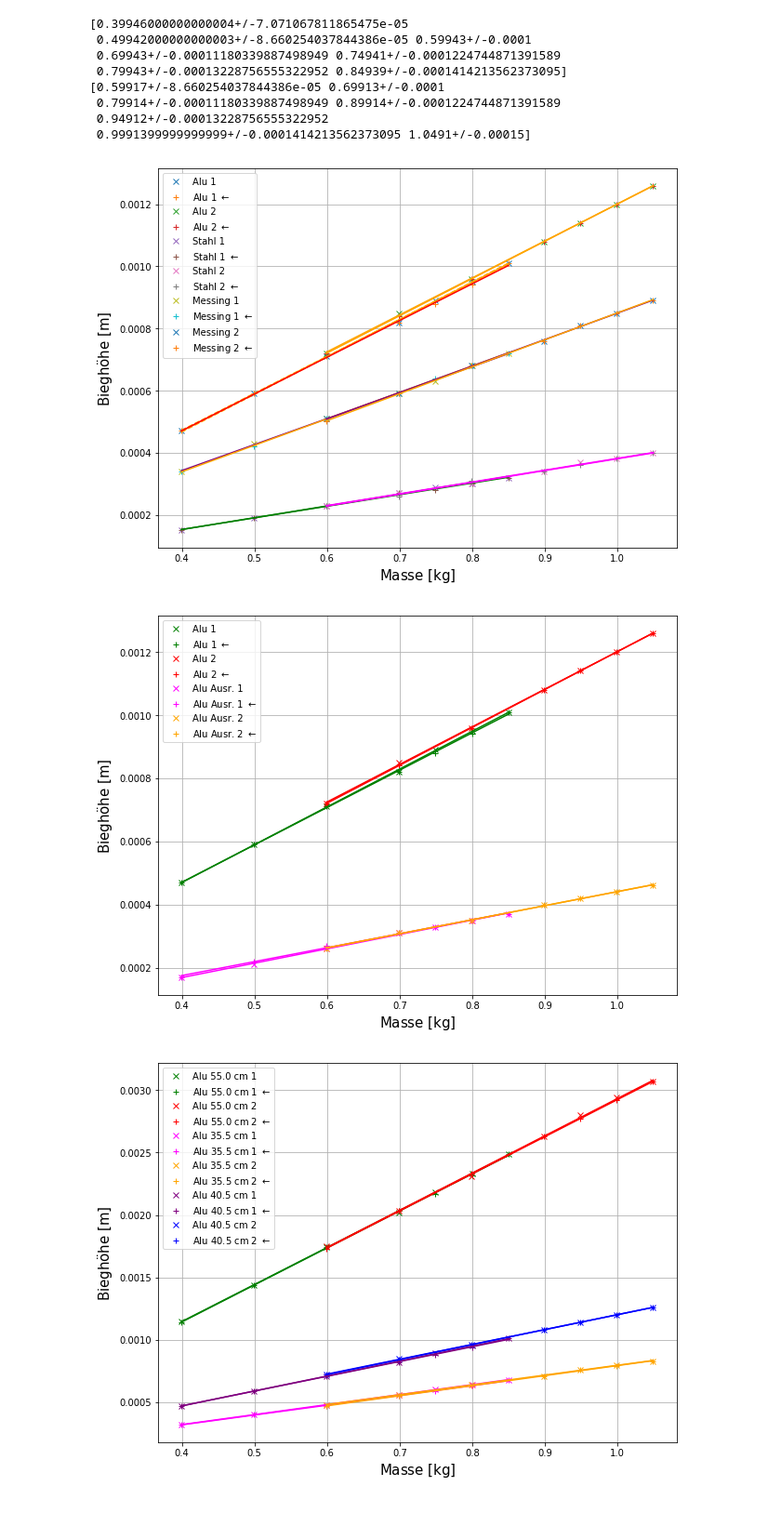
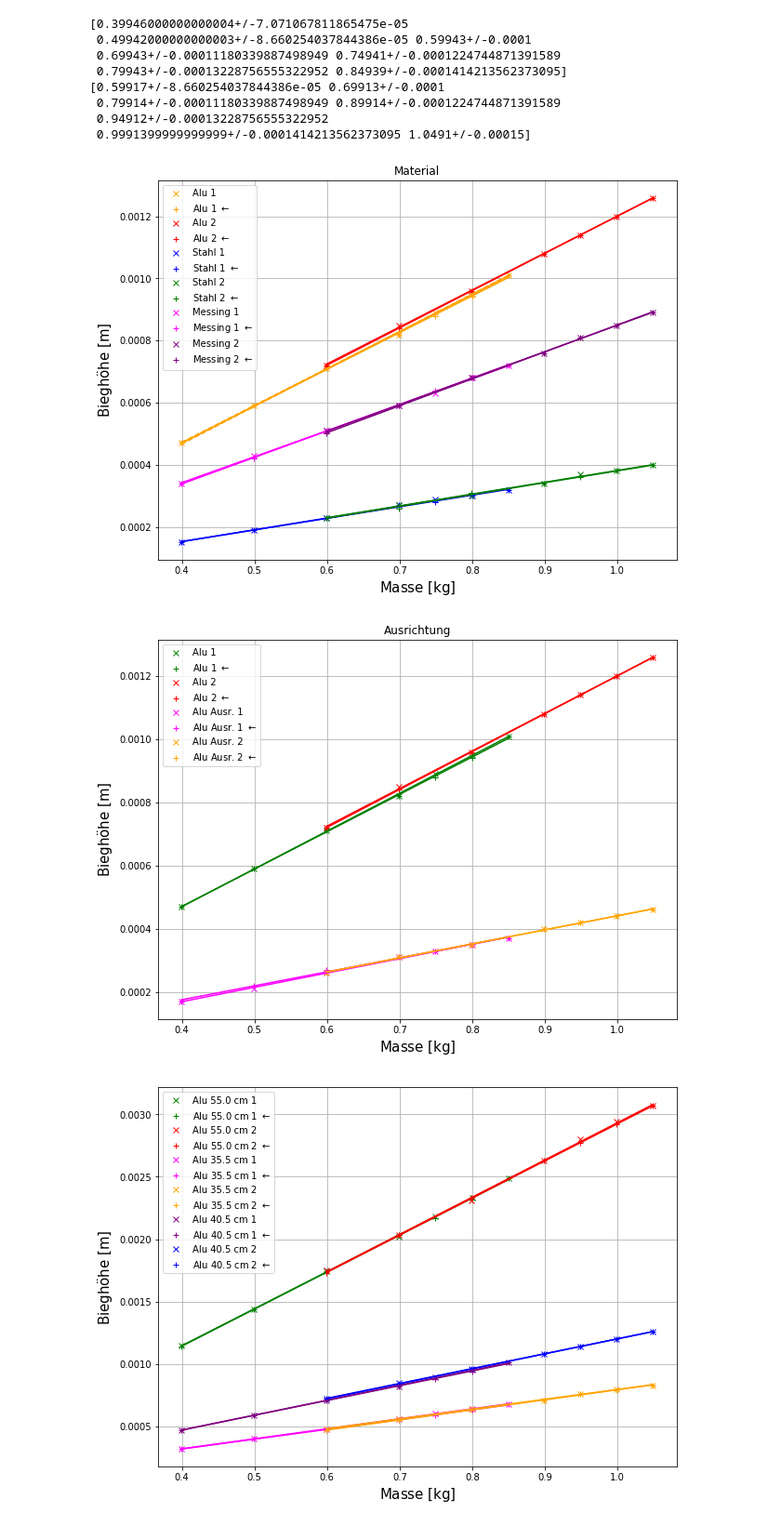
Before and after one commit to BigThonkers/APAP1, a Jupyter notebook: 8_6/Python_8_6.ipynb, the cells around one changed output. Shown at 93% size. Saved outputs shown, nothing was run; the diff lists cells and outputs as text; code cells hidden in the pictures.

```diff
--- a/8_6/Python_8_6.ipynb
+++ b/8_6/Python_8_6.ipynb
@@ -156,18 +155,18 @@ yuarr14=unp.uarray(br.Rueckwaerts_1/1000,ud)
 yuarr15=unp.uarray(br.Bieghoehe_2/1000,ud)
 yuarr16=unp.uarray(br.Rueckwaerts_2/1000,ud)
 # %%
-plt.plot(unp.nominal_values(xuarr2),unp.nominal_values(yuarr5),'x',label='Alu 1')
-plt.plot(unp.nominal_values(xuarr2),unp.nominal_values(yuarr6),'+',label=r'Alu 1 $\leftarrow$')
-plt.plot(unp.nominal_values(xuarr3),unp.nominal_values(yuarr7),'x',label='Alu 2')
-plt.plot(unp.nominal_values(xuarr3),unp.nominal_values(yuarr8),'+',label=r'Alu 2 $\leftarrow$')
-plt.plot(unp.nominal_values(xuarr2),unp.nominal_values(yuarr9),'x',label='Stahl 1')
-plt.plot(unp.nominal_values(xuarr2),unp.nominal_values(yuarr10),'+',label=r'Stahl 1 $\leftarrow$')
-plt.plot(unp.nominal_values(xuarr3),unp.nominal_values(yuarr11),'x',label='Stahl 2')
-plt.plot(unp.nominal_values(xuarr3),unp.nominal_values(yuarr12),'+',label=r'Stahl 2 $\leftarrow$')
-plt.plot(unp.nominal_values(xuarr2),unp.nominal_values(yuarr13),'x',label='Messing 1')
-plt.plot(unp.nominal_values(xuarr2),unp.nominal_values(yuarr14),'+',label=r'Messing 1 $\leftarrow$')
-plt.plot(unp.nominal_values(xuarr3),unp.nominal_values(yuarr15),'x',label='Messing 2')
-plt.plot(unp.nominal_values(xuarr3),unp.nominal_values(yuarr16),'+',label=r'Messing 2 $\leftarrow$')
+plt.plot(unp.nominal_values(xuarr2),unp.nominal_values(yuarr5),'x',label='Alu 1',color='orange')
+plt.plot(unp.nominal_values(xuarr2),unp.nominal_values(yuarr6),'+',label=r'Alu 1 $\leftarrow$',color='orange')
+plt.plot(unp.nominal_values(xuarr3),unp.nominal_values(yuarr7),'x',label='Alu 2',color='red')
+plt.plot(unp.nominal_values(xuarr3),unp.nominal_values(yuarr8),'+',label=r'Alu 2 $\leftarrow$',color='red')
+plt.plot(unp.nominal_values(xuarr2),unp.nominal_values(yuarr9),'x',label='Stahl 1',color='blue')
+plt.plot(unp.nominal_values(xuarr2),unp.nominal_values(yuarr10),'+',label=r'Stahl 1 $\leftarrow$',color='blue')
+plt.plot(unp.nominal_values(xuarr3),unp.nominal_values(yuarr11),'x',label='Stahl 2',color='green')
+plt.plot(unp.nominal_values(xuarr3),unp.nominal_values(yuarr12),'+',label=r'Stahl 2 $\leftarrow$',color='green')
+plt.plot(unp.nominal_values(xuarr2),unp.nominal_values(yuarr13),'x',label='Messing 1',color='magenta')
+plt.plot(unp.nominal_values(xuarr2),unp.nominal_values(yuarr14),'+',label=r'Messing 1 $\leftarrow$',color='magenta')
+plt.plot(unp.nominal_values(xuarr3),unp.nominal_values(yuarr15),'x',label='Messing 2',color='purple')
+plt.plot(unp.nominal_values(xuarr3),unp.nominal_values(yuarr16),'+',label=r'Messing 2 $\leftarrow$',color='purple')
 #Polynom
 def fitfunc(x,a,b):
     return a*x+b
@@ -194,44 +193,45 @@ def linreg(xfit,xarr,yarr,markeraus='-',grenz=0,markergrenz='--',color='orange',
         from uncertainties import unumpy as unp
         xfit=np.linspace(unp.nominal_values(xarr)[first],unp.nominal_values(xarr)[last],xnum)
         popt,pcov=curve_fit(fitfunc,unp.nominal_values(xarr)[xfitrestrictl:xfitrestrictr],unp.nominal_values(yarr)[yfitrestrictl:yfitrestrictr])
     else:
         xfit=np.linspace(xarr[first],xarr[last],xnum)
         popt,pcov=curve_fit(fitfunc,xarr[xfitrestrict:xfitrestrictr],yarr[yfitrestrictl:yfitrestrictr])
     a,b=popt
     fit=a*xfit+b
     c=np.sqrt(np.diag(pcov))[0]
     d=np.sqrt(np.diag(pcov))[1]
     dfit1=(a+c)*(xfit)+(b-d)
     dfit2=(a-c)*(xfit)+(b+d)
     plt.plot(xfit,fit,markeraus,color=color,label=labelaus)
     if grenz==1:
         plt.plot(xfit,dfit1,markergrenz,color=color,label=labelgrenz)
         plt.plot(xfit,dfit2,markergrenz,color=color,label=labelgrenz)
     return
 
-linreg(xfit,xuarr2,yuarr6,color='red',labelaus=None,unumpy=True)
-linreg(xfit,xuarr3,yuarr7,labelaus=None,unumpy=True)
-linreg(xfit,xuarr3,yuarr8,labelaus=None,unumpy=True)
-linreg(xfit,xuarr2,yuarr9,labelaus=None,color='green',unumpy=True)
-linreg(xfit,xuarr2,yuarr10,labelaus=None,color='green',unumpy=True)
-linreg(xfit,xuarr3,yuarr11,labelaus=None,color='magenta',unumpy=True)
-linreg(xfit,xuarr3,yuarr12,labelaus=None,color='magenta',unumpy=True)
-linreg(xfit,xuarr2,yuarr13,labelaus=None,color='purple',unumpy=True)
-linreg(xfit,xuarr2,yuarr14,labelaus=None,unumpy=True)
+linreg(xfit,xuarr2,yuarr6,labelaus=None,unumpy=True,color='orange')
+linreg(xfit,xuarr3,yuarr7,labelaus=None,unumpy=True,color='red')
+linreg(xfit,xuarr3,yuarr8,labelaus=None,unumpy=True,color='red')
+linreg(xfit,xuarr2,yuarr9,labelaus=None,unumpy=True,color='blue')
+linreg(xfit,xuarr2,yuarr10,labelaus=None,unumpy=True,color='blue')
+linreg(xfit,xuarr3,yuarr11,labelaus=None,unumpy=True,color='green')
+linreg(xfit,xuarr3,yuarr12,labelaus=None,unumpy=True,color='green')
+linreg(xfit,xuarr2,yuarr13,labelaus=None,color='magenta',unumpy=True)
+linreg(xfit,xuarr2,yuarr14,labelaus=None,unumpy=True,color='magenta')
 linreg(xfit,xuarr3,yuarr15,labelaus=None,color='purple',unumpy=True)
-linreg(xfit,xuarr3,yuarr16,labelaus=None,unumpy=True)
+linreg(xfit,xuarr3,yuarr16,labelaus=None,unumpy=True,color='purple')
 
 plt.legend()
 fig_size=plt.rcParams["figure.figsize"]
 fig_size[0]=10
 fig_size[1]=7.5
 plt.xlabel(r'$\mathrm{Masse}\ [\mathrm{kg}]$',size='15')
 plt.ylabel(r'$\mathrm{Biegh\"ohe}\ [\mathrm{m}]$',size='15')
+plt.title('Material')
 plt.rcParams["figure.figsize"]=fig_size
 plt.grid()
 plt.show()
 # %% [output]
-[figure, old version]
+[figure, new version]
 # %%
 yuarra1=unp.uarray(al_a.Bieghoehe_1/1000,ud)
 yuarra2=unp.uarray(al_a.Rueckwaerts_1/1000,ud)
@@ -259,10 +259,11 @@ linreg(xfit,xuarr3,yuarra4,labelaus=None,unumpy=True,color='orange')
 plt.legend()
 plt.xlabel(r'$\mathrm{Masse}\ [\mathrm{kg}]$',size='15')
 plt.ylabel(r'$\mathrm{Biegh\"ohe}\ [\mathrm{m}]$',size='15')
+plt.title('Ausrichtung')
 plt.grid()
 plt.show()
 # %% [output]
-[figure, old version]
+[figure, new version]
 # %%
 yuarrl1=unp.uarray(al_l1.Bieghoehe_1/1000,ud)
 yuarrl2=unp.uarray(al_l1.Rueckwaerts_1/1000,ud)
```
Also changed, not shown: parts of 14 cells of this notebook, 2 other files.
